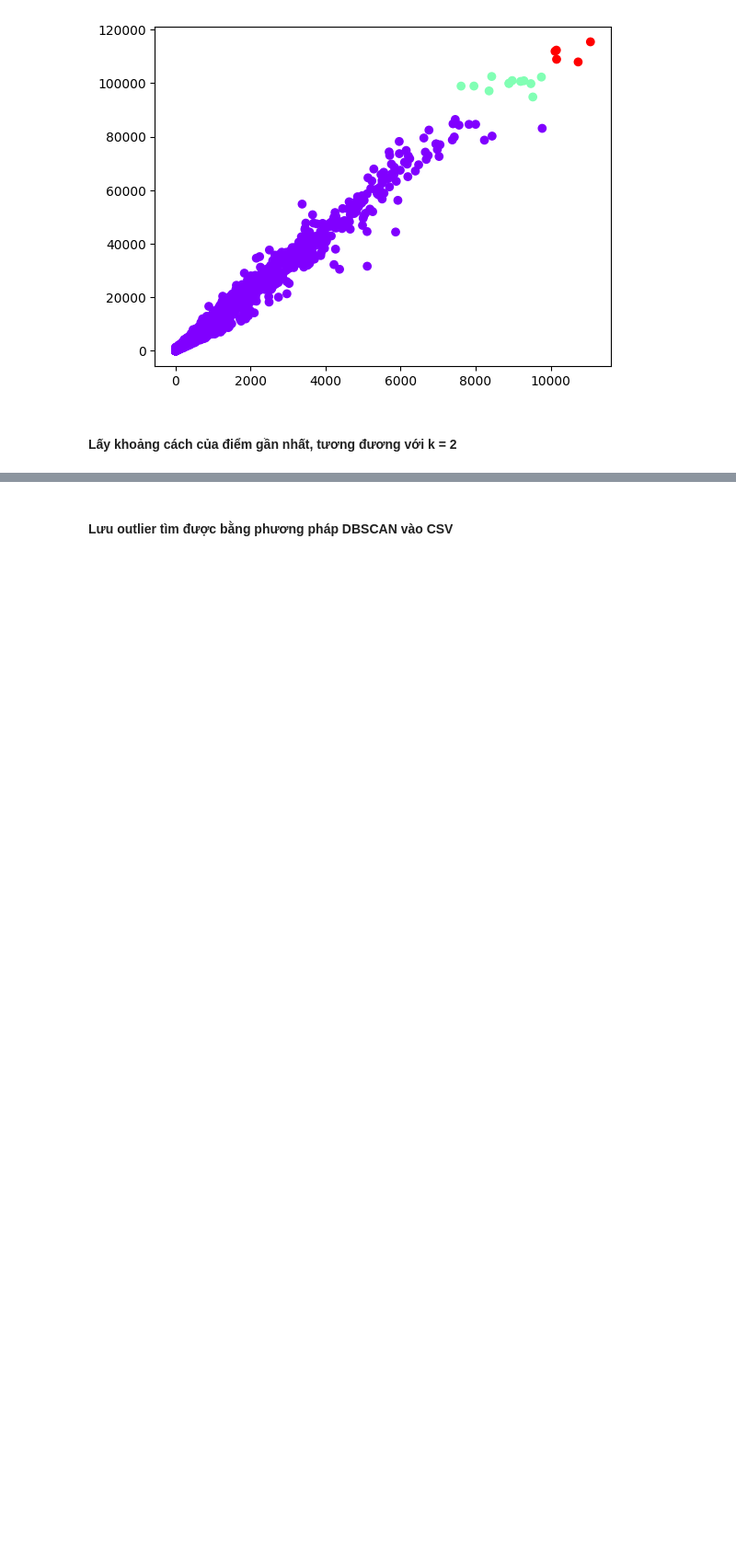
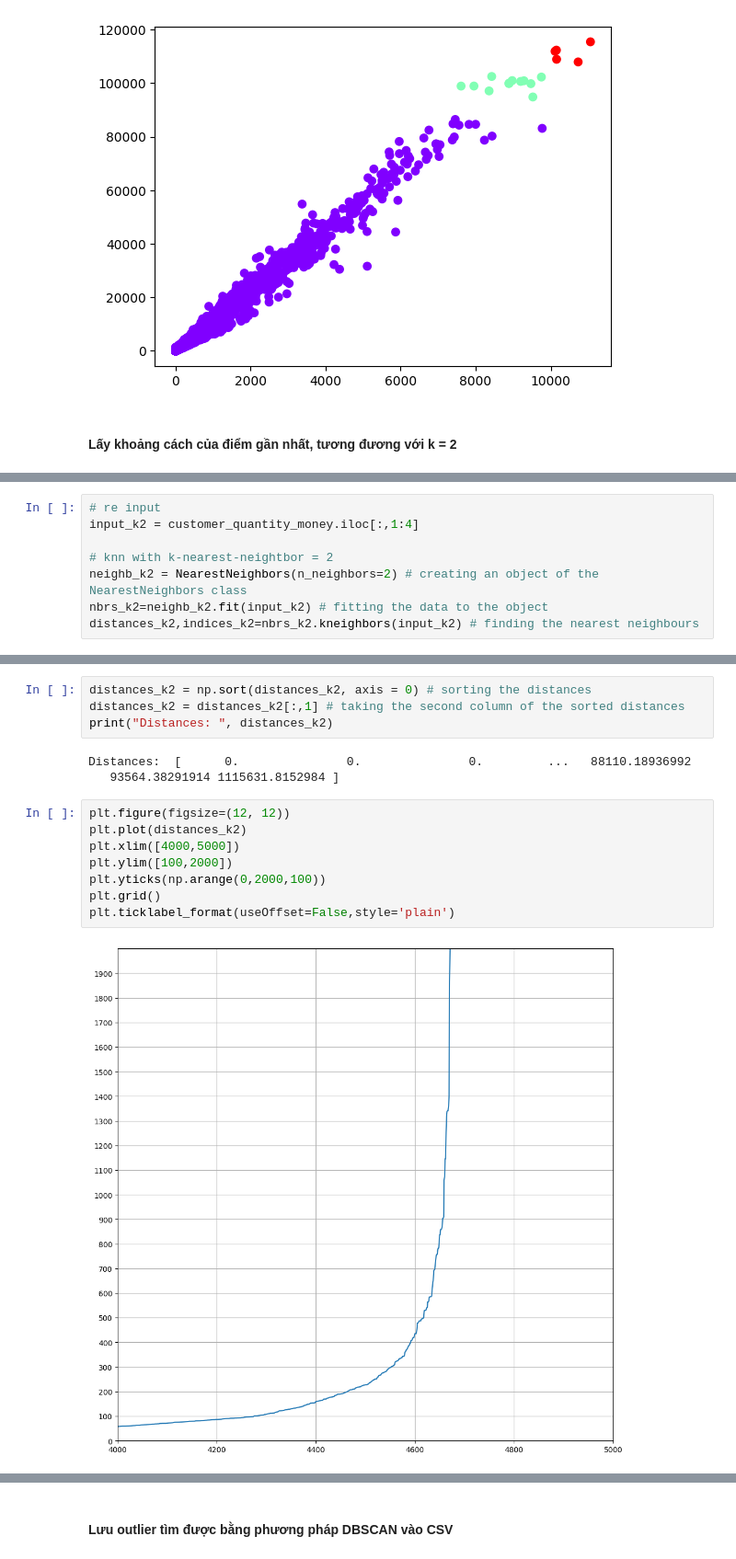
Before and after one commit to n0aHVN/Uni_DataMining_Final, a Jupyter notebook: Code.ipynb, the cells around one changed output, grey strips where cells are left out. Shown at 92% size. Drawn from its saved outputs; the diff is of its cells as text; blank space fills up the shorter version.

```diff
--- a/Code.ipynb
+++ b/Code.ipynb
@@ -296,0 +295,8 @@ plt.scatter(input['TotalQuantity'],input['TotalMoney'],c=input['DBSCAN'],cmap='r
+# %%
+# re input
+input_k2 = customer_quantity_money.iloc[:,1:4]
+
+# knn with k-nearest-neightbor = 2
+neighb_k2 = NearestNeighbors(n_neighbors=2) # creating an object of the NearestNeighbors class
+nbrs_k2=neighb_k2.fit(input_k2) # fitting the data to the object
+distances_k2,indices_k2=nbrs_k2.kneighbors(input_k2) # finding the nearest neighbours
@@ -296,0 +316,17 @@ plt.scatter(input['TotalQuantity'],input['TotalMoney'],c=input['DBSCAN'],cmap='r
+# %%
+distances_k2 = np.sort(distances_k2, axis = 0) # sorting the distances
+distances_k2 = distances_k2[:,1] # taking the second column of the sorted distances
+print("Distances: ", distances_k2)
+# %% [output]
+Distances:  [      0.               0.               0.         ...   88110.18936992
+   93564.38291914 1115631.8152984 ]
+# %%
+plt.figure(figsize=(12, 12))
+plt.plot(distances_k2)
+plt.xlim([4000,5000])
+plt.ylim([100,2000])
+plt.yticks(np.arange(0,2000,100))
+plt.grid()
+plt.ticklabel_format(useOffset=False,style='plain')
+# %% [output]
+[figure, added]
```
Also changed, not shown: parts of 42 cells of this notebook.
